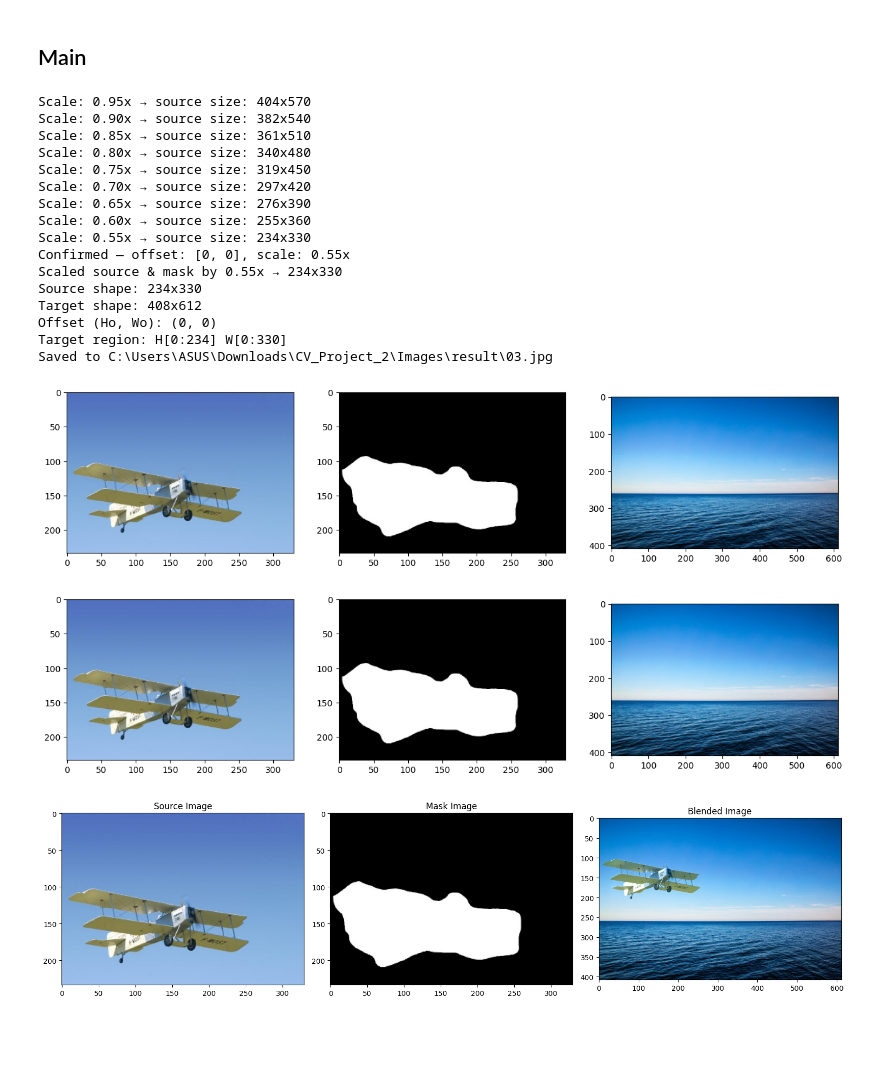
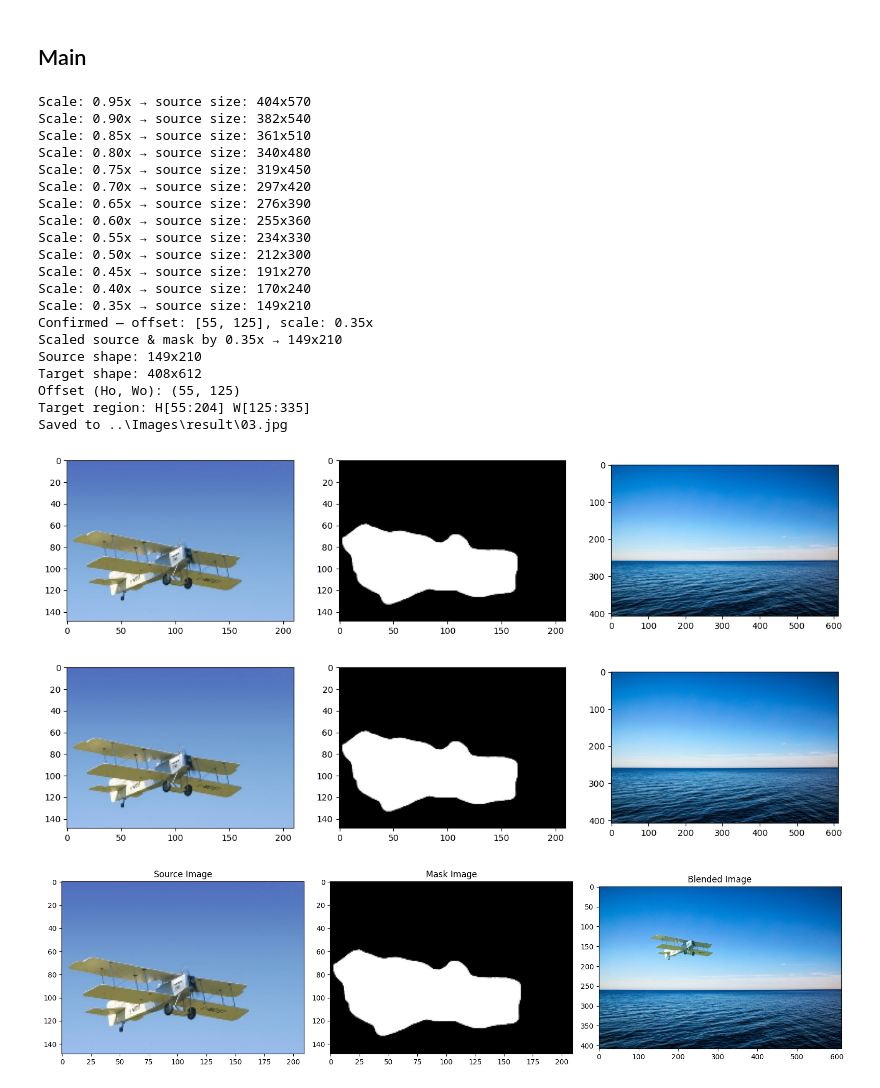
Before and after one commit to CaPPok/CV_Project_2, a Jupyter notebook: SourceCode/module1.ipynb, the cells around one changed output. Drawn from its saved outputs; the diff is of its cells as text; code cells hidden in the pictures; blank space fills up the shorter version.

```diff
--- a/SourceCode/module1.ipynb
+++ b/SourceCode/module1.ipynb
@@ -494,7 +494,7 @@ def blend_img(data, BLEND_TYPE, GRAD_MIX = False, NUM_LV = 6):
 # %% [markdown]
 ## Main
 # %%
-DATA_ROOT = 'C:\\Users\\ASUS\\Downloads\\CV_Project_2\\Images\\'
+DATA_ROOT = '..\\Images\\'
 BLEND_TYPE = 2
 NUM_LV = 3
 GRAD_MIX = True
@@ -515,39 +515,43 @@ else:
 image =  load_img(IMAGE_NAME, DATA_ROOT, target_offset=offset, scale=scale)
 display_images(image)
 
 data = preprocess_images(image)
 display_images(data)
 final_image = blend_img(data, BLEND_TYPE, GRAD_MIX, NUM_LV)
 
 # Plot result
 final_image = np.clip(final_image, 0, 1)
 plt.figure(figsize=(16, 6))
 plt.subplot(1, 3, 1); plt.title('Source Image'); plt.imshow(image['source'][:,:,[2, 1, 0]])
 plt.subplot(1, 3, 2); plt.title('Mask Image'); plt.imshow(image['mask'][:,:,[2, 1, 0]])
 plt.subplot(1, 3, 3); plt.title('Blended Image'); plt.imshow(final_image[:,:,[2, 1, 0]])
 plt.tight_layout()
 
 # Save the result
 save_img = (final_image * 255).astype(np.uint8)
 cv2.imwrite(DATA_ROOT + "result\\" + IMAGE_NAME, save_img, [cv2.IMWRITE_JPEG_QUALITY, 90])
 print(f"Saved to {DATA_ROOT + 'result\\' + IMAGE_NAME}")
 # %% [output]
 Scale: 0.95x → source size: 404x570
 Scale: 0.90x → source size: 382x540
 Scale: 0.85x → source size: 361x510
 Scale: 0.80x → source size: 340x480
 Scale: 0.75x → source size: 319x450
 Scale: 0.70x → source size: 297x420
 Scale: 0.65x → source size: 276x390
 Scale: 0.60x → source size: 255x360
 Scale: 0.55x → source size: 234x330
-Confirmed — offset: [0, 0], scale: 0.55x
-Scaled source & mask by 0.55x → 234x330
-Source shape: 234x330
+Scale: 0.50x → source size: 212x300
+Scale: 0.45x → source size: 191x270
+Scale: 0.40x → source size: 170x240
+Scale: 0.35x → source size: 149x210
+Confirmed — offset: [55, 125], scale: 0.35x
+Scaled source & mask by 0.35x → 149x210
+Source shape: 149x210
 Target shape: 408x612
-Offset (Ho, Wo): (0, 0)
-Target region: H[0:234] W[0:330]
-Saved to C:\Users\ASUS\Downloads\CV_Project_2\Images\result\03.jpg
+Offset (Ho, Wo): (55, 125)
+Target region: H[55:204] W[125:335]
+Saved to ..\Images\result\03.jpg
-[figure, old version]
+[figure, new version]
-[figure, old version]
+[figure, new version]
-[figure, old version]
+[figure, new version]
```
Also changed, not shown: 2 other files.
